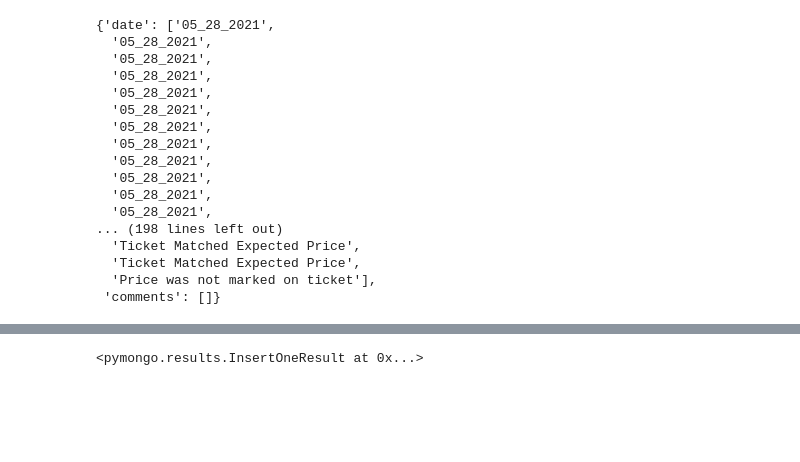
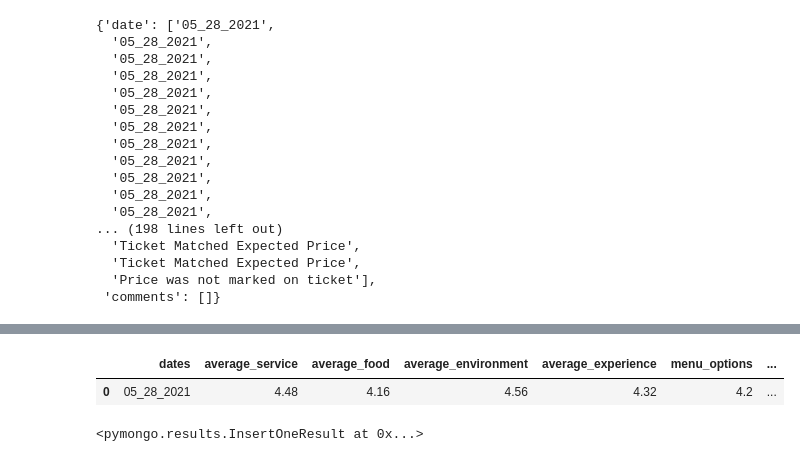
Before and after one commit to Jbullis29/Fremont_provisions_analyysis, a Jupyter notebook: FP_reviews_cleaner_mongo_storage.ipynb, the cells around one changed output, grey strips where cells are left out. Saved outputs shown, nothing was run; the diff lists cells and outputs as text; code cells hidden in the pictures; blank space fills up the shorter version.

Commit message:
finished script to clean data and uplod to mongo

```diff
--- a/spreadsheet_cleaner.ipynb
+++ b/FP_reviews_cleaner_mongo_storage.ipynb
@@ -187,6 +189,25 @@ cleaned
 | 26 | 05_28_2021 | 3 | None | 4 | 4 | 4 | y | None | ... |
 | 27 | None | None | None | None | None | None | None | None | ... |
 | 28 | None | None | None | None | None | None | None | None | ... |
+# %%
+dropped = cleaned.dropna()
+# %%
+service_mean = dropped['service'].astype(np.int).mean()
+food_mean = dropped['food_quality'].astype(np.int).mean()
+environment_mean = dropped['environment'].astype(np.int).mean()
+experience_mean = dropped['experience'].astype(np.int).mean()
+menu_mean = dropped['menu_options'].astype(np.int).mean()
+reccomend_count = dropped['reccomend'].value_counts()
+price_count = dropped['price_point'].value_counts()
+# %%
+av_dict = {'dates':date, 'average_service':service_mean, 'average_food':food_mean, 'average_environment':environment_mean,
+          'average_experience':experience_mean, 'menu_options':menu_mean, 'yes_reccomnd_count': str(reccomend_count[0]),
+          "wouldn't_reccomend":str(reccomend_count[1])}
+av_df =pd.DataFrame([av_dict])
+av_df
+# %% [output]
+|  | dates | average_service | average_food | average_environment | average_experience | menu_options | ... |
+| 0 | 05_28_2021 | 4.48 | 4.16 | 4.56 | 4.32 | 4.2 | ... |
 # %%
 collection.insert_one(ratings_dict)
 # %% [output]
```
Also changed, not shown: parts of 6 cells of this notebook.
